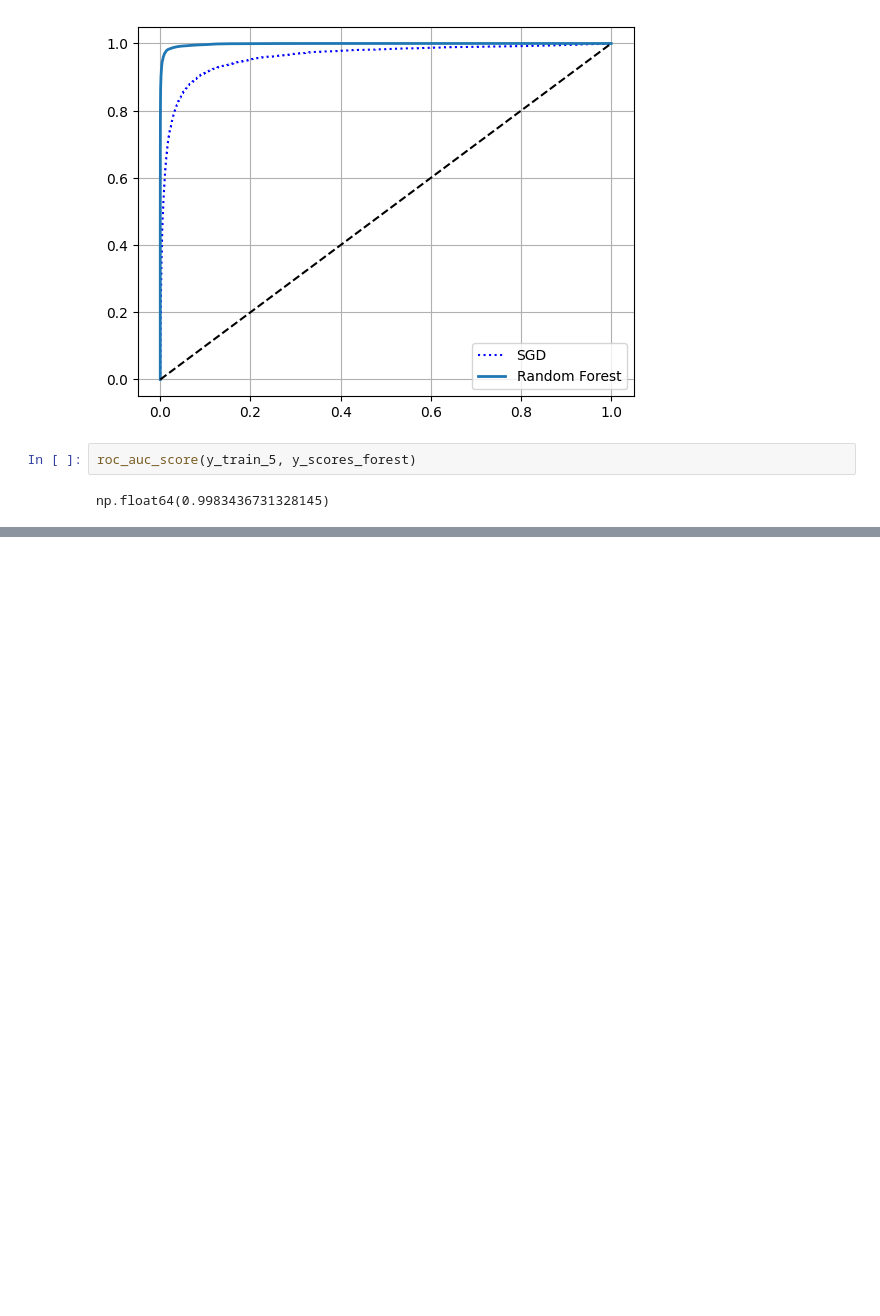
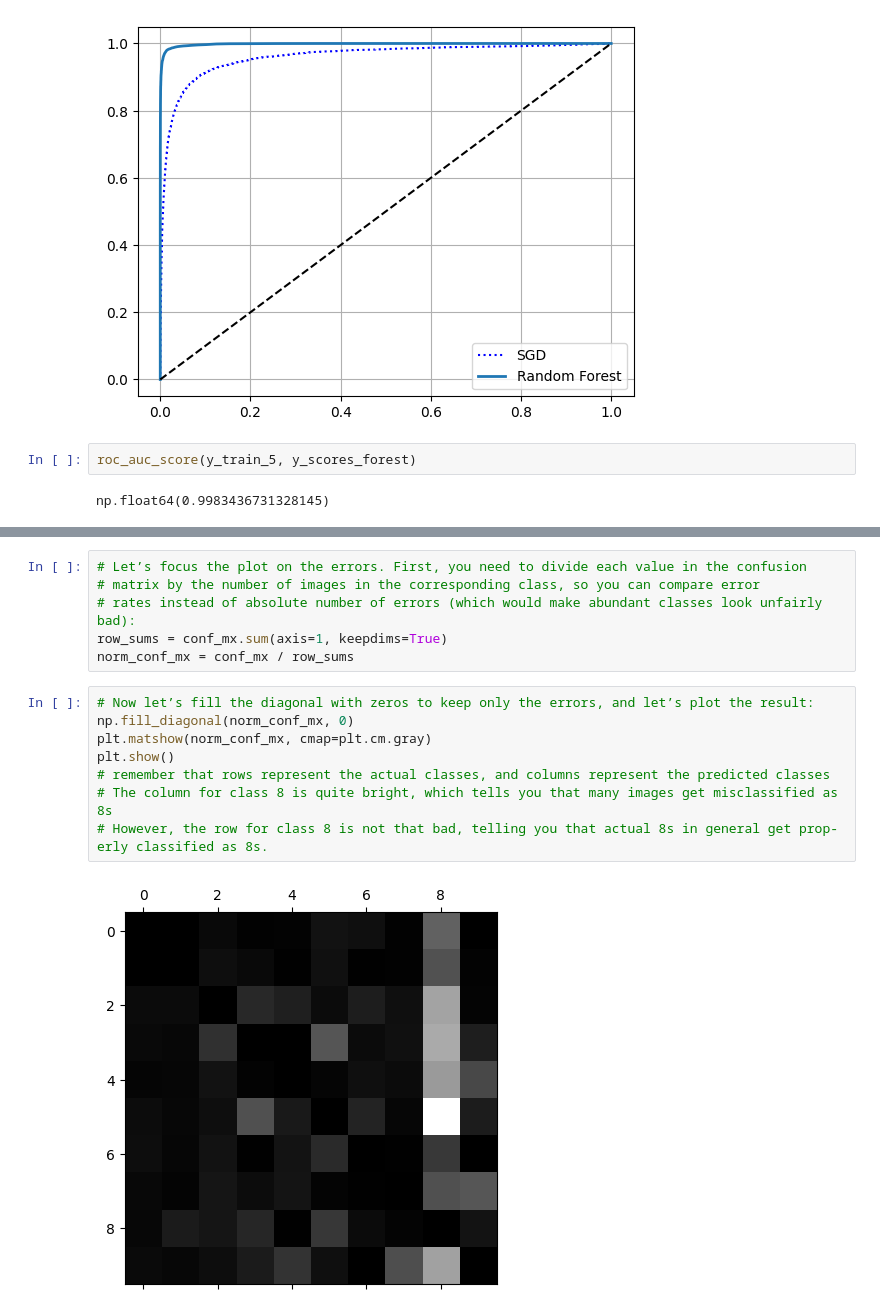
Before and after one commit to Bhazooka/ML-Data, a Jupyter notebook: HandWriting.ipynb, the cells around one changed output, grey strips where cells are left out. Drawn from its saved outputs; the diff is of its cells as text; blank space fills up the shorter version.

```diff
--- a/HandWriting.ipynb
+++ b/HandWriting.ipynb
@@ -301,0 +424,16 @@ np.float64(0.9983436731328145)
+# %%
+# Let’s focus the plot on the errors. First, you need to divide each value in the confusion
+# matrix by the number of images in the corresponding class, so you can compare error
+# rates instead of absolute number of errors (which would make abundant classes look unfairly bad):
+row_sums = conf_mx.sum(axis=1, keepdims=True)
+norm_conf_mx = conf_mx / row_sums
+# %%
+# Now let’s fill the diagonal with zeros to keep only the errors, and let’s plot the result:
+np.fill_diagonal(norm_conf_mx, 0)
+plt.matshow(norm_conf_mx, cmap=plt.cm.gray)
+plt.show()
+# remember that rows represent the actual classes, and columns represent the predicted classes
+# The column for class 8 is quite bright, which tells you that many images get misclassified as 8s
+# However, the row for class 8 is not that bad, telling you that actual 8s in general get prop‐ erly classified as 8s.
+# %% [output]
+[figure, added]
```
Also changed, not shown: parts of 22 cells of this notebook.
